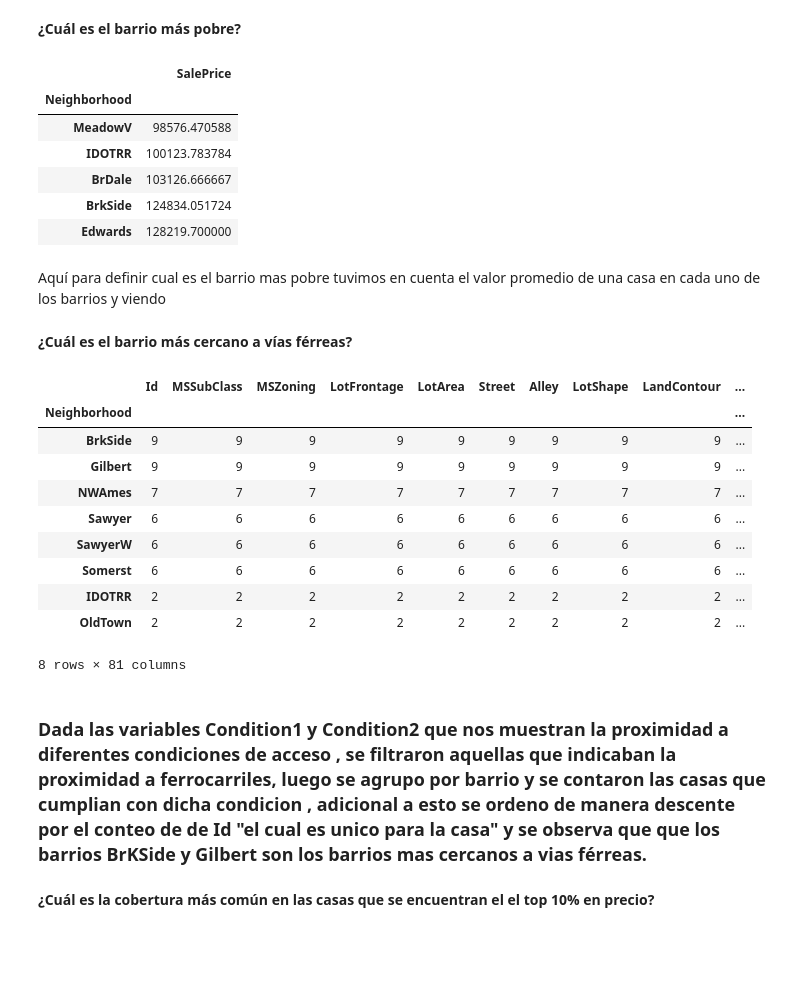
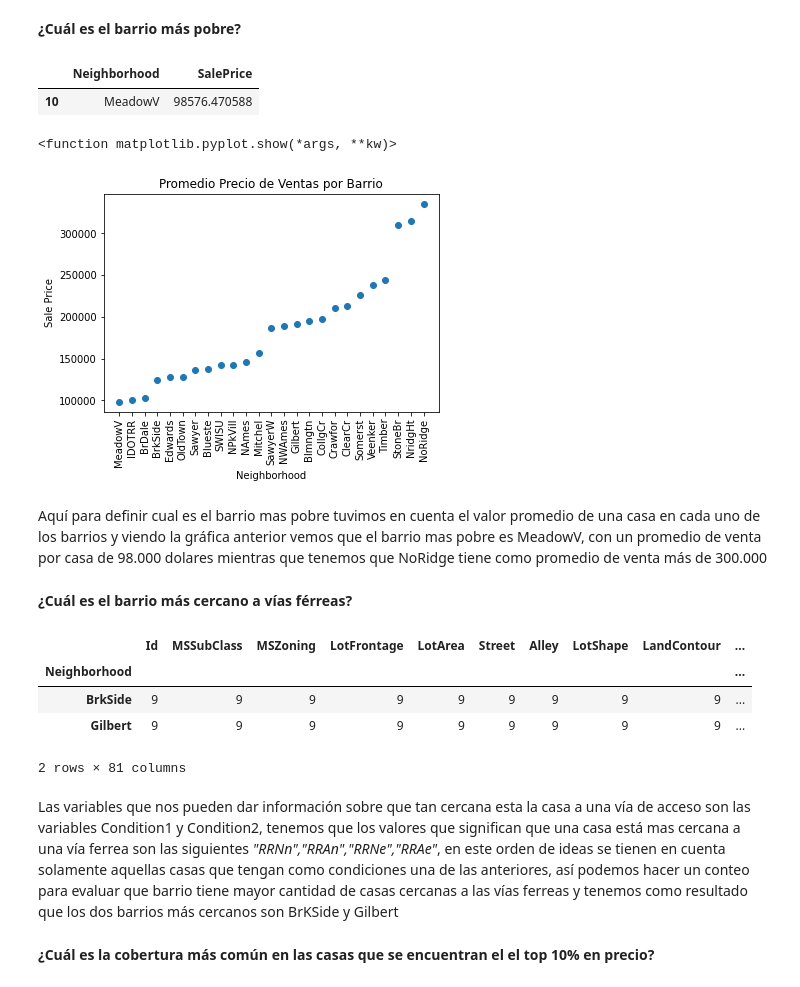
Before and after one commit to DanielaAguiV/Trabajo_casas, a Jupyter notebook: solucion_Taller_4.ipynb, the cells around one changed output. Cells and saved outputs as stored; diff of their text form; code cells hidden in the pictures; blank space fills up the shorter version.

```diff
--- a/solucion_Taller_4.ipynb
+++ b/solucion_Taller_4.ipynb
@@ -409,43 +414,42 @@ Teniendo en cuenta la variable HouseAge y viendo como es el precio promedio en c
 # %% [markdown]
 **¿Cuál es el barrio más pobre?**
 # %%
-barrios=df[["Neighborhood","SalePrice"]]
-barrios= barrios.groupby("Neighborhood").mean()
-barrios= barrios.sort_values("SalePrice")
-barrios.head()
+neighborhoods=df[["Neighborhood","SalePrice"]]
+neighborhoods= neighborhoods.groupby("Neighborhood", as_index = False).mean()
+neighborhoods= neighborhoods.sort_values("SalePrice")
+neighborhoods.head(1)
 # %% [output]
-|  | SalePrice |
-| Neighborhood |  |
-| MeadowV | 98576.470588 |
-| IDOTRR | 100123.783784 |
-| BrDale | 103126.666667 |
-| BrkSide | 124834.051724 |
-| Edwards | 128219.700000 |
+|  | Neighborhood | SalePrice |
+| 10 | MeadowV | 98576.470588 |
+# %%
+plt.scatter(neighborhoods.Neighborhood, neighborhoods.SalePrice)
+plt.xticks(rotation=90)
+plt.xlabel('Neighborhood')
+plt.ylabel('Sale Price')
+plt.title('Promedio Precio de Ventas por Barrio')
+plt.show
+# %% [output]
+<function matplotlib.pyplot.show(*args, **kw)>
+[figure, added]
 # %% [markdown]
-Aquí para definir cual es el  barrio mas pobre tuvimos en cuenta el valor promedio de una casa en cada uno de los barrios y viendo
+Aquí para definir cual es el  barrio mas pobre tuvimos en cuenta el valor promedio de una casa en cada uno de los barrios y viendo la gráfica anterior vemos que el barrio mas pobre es MeadowV, con un promedio de venta por casa de 98.000 dolares mientras que tenemos que NoRidge tiene como promedio de venta más de 300.000
 # %% [markdown]
 **¿Cuál es el barrio más cercano a vías férreas?**
 # %%
 condicion1=["RRNn","RRAn","RRNe","RRAe"]
 condicion2=["RRNn","RRAn","RRNe","RRAe"]
-fitro_cond= df[df.Condition1.isin(condicion1) | df.Condition2.isin(condicion2)]
-g=fitro_cond.groupby("Neighborhood").count()
-g=g.sort_values("Id", ascending= False)
-g.head(10)
+filter_df= df[df.Condition1.isin(condicion1) | df.Condition2.isin(condicion2)]
+filter_df_by_neigh=filter_df.groupby("Neighborhood").count()
+filter_df_by_neigh=filter_df_by_neigh.sort_values("Id", ascending= False)
+filter_df_by_neigh.head(2)
 # %% [output]
 |  | Id | MSSubClass | MSZoning | LotFrontage | LotArea | Street | Alley | LotShape | LandContour | ... |
 | Neighborhood |  |  |  |  |  |  |  |  |  | ... |
 | BrkSide | 9 | 9 | 9 | 9 | 9 | 9 | 9 | 9 | 9 | ... |
 | Gilbert | 9 | 9 | 9 | 9 | 9 | 9 | 9 | 9 | 9 | ... |
-| NWAmes | 7 | 7 | 7 | 7 | 7 | 7 | 7 | 7 | 7 | ... |
-| Sawyer | 6 | 6 | 6 | 6 | 6 | 6 | 6 | 6 | 6 | ... |
-| SawyerW | 6 | 6 | 6 | 6 | 6 | 6 | 6 | 6 | 6 | ... |
-| Somerst | 6 | 6 | 6 | 6 | 6 | 6 | 6 | 6 | 6 | ... |
-| IDOTRR | 2 | 2 | 2 | 2 | 2 | 2 | 2 | 2 | 2 | ... |
-| OldTown | 2 | 2 | 2 | 2 | 2 | 2 | 2 | 2 | 2 | ... |
-8 rows × 81 columns
+2 rows × 81 columns
-# %% [markdown]
-### Dada las variables Condition1 y Condition2 que nos muestran la proximidad a diferentes condiciones de acceso , se filtraron aquellas que indicaban la proximidad a ferrocarriles, luego se agrupo por barrio y se contaron las casas que cumplian con dicha condicion , adicional a esto se ordeno de manera descente por el conteo de de Id "el cual es unico para la casa" y se observa que que los barrios BrKSide y Gilbert son los barrios mas cercanos a vias férreas.
+# %% [markdown]
+Las variables que nos pueden dar información sobre que tan cercana esta la casa a una vía de acceso son las variables Condition1 y Condition2, tenemos que los valores que significan que una casa está mas cercana a una vía ferrea son las siguientes *"RRNn","RRAn","RRNe","RRAe"*, en este orden de ideas se tienen en cuenta solamente aquellas casas que tengan como condiciones una de las anteriores, así podemos hacer un conteo para evaluar que barrio tiene mayor cantidad de casas cercanas a las vías ferreas y tenemos como resultado que los dos barrios más cercanos son BrKSide y Gilbert
 # %% [markdown]
 **¿Cuál es la cobertura más común en las casas que se encuentran el el top 10% en precio?**
 # %%
```
Also changed, not shown: parts of 14 cells of this notebook.
